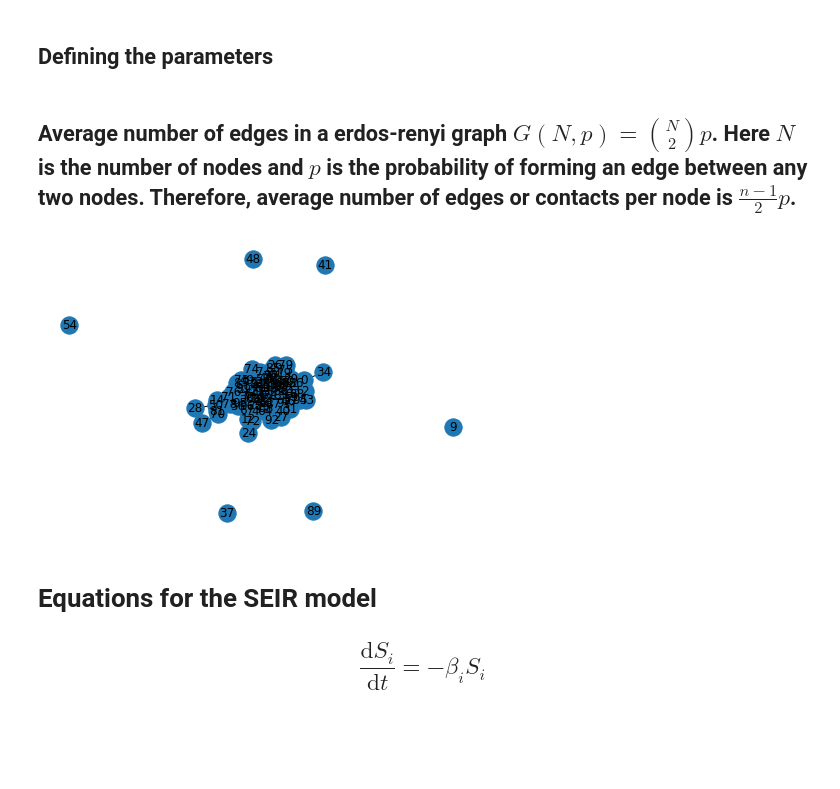
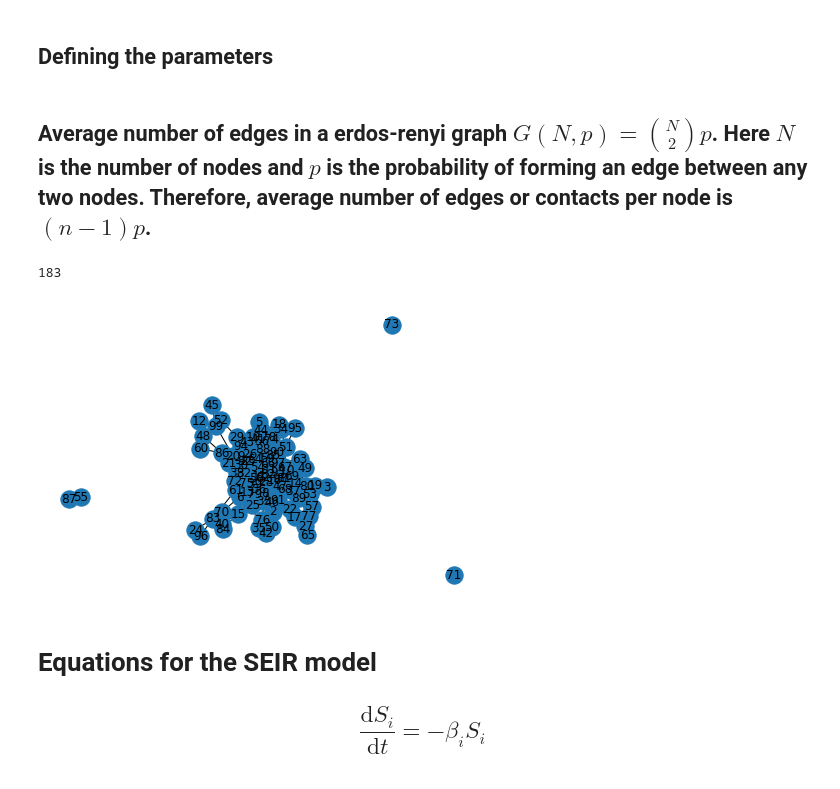
Before and after one commit to baiydaavi/covid-19, a Jupyter notebook: code/epidemix_check_SEIR_model.ipynb, the cells around one changed output. Drawn from its saved outputs; the diff is of its cells as text; code cells hidden in the pictures; blank space fills up the shorter version.

```diff
--- a/code/epidemix_check_SEIR_model.ipynb
+++ b/code/epidemix_check_SEIR_model.ipynb
@@ -11,20 +11,21 @@ from matplotlib.lines import Line2D
 ## Defining the parameters
 # %%
 total_units = 100 # total number of nodes
-average_contacts = 2 # number of contacts per unit (note that the epidemix simulator has this wrong by a factor of 2.
-# When they say that average number of contacts per unit is 4, the actual number is 2)
+average_contacts = 4 # number of contacts per unit
 num_inf_unit = 2 # number of exposed units at the start of the simulation
 params = [3,0.25,4] # latent period = 3 days, probability of transmission = 0.25, infectious period = 4 days
 num_simulation = 100 # total number of simulations
 num_days = 100 # total number of days a given simulation runs for
 # %% [markdown]
-## Average number of edges in a erdos-renyi graph $ G(N,p)  = \binom{N}{2} p$. Here $N$ is the number of nodes and $p$ is the probability of forming an edge between any two nodes. Therefore, average number of edges or contacts per node is $\frac{n-1}{2}p$.
+## Average number of edges in a erdos-renyi graph $ G(N,p)  = \binom{N}{2} p$. Here $N$ is the number of nodes and $p$ is the probability of forming an edge between any two nodes. Therefore, average number of edges or contacts per node is $(n-1)p$.
 # %%
 # Plotting a sample graph given the parameters
-G = nx.erdos_renyi_graph(total_units, 2*average_contacts/(total_units-1))
+G = nx.erdos_renyi_graph(total_units, average_contacts/(total_units-1))
 nx.draw_spring(G, with_labels=True)
+G.number_of_edges()
 # %% [output]
+183
-[figure, old version]
+[figure, new version]
 # %% [markdown]
 # Equations for the SEIR model
 
```
Also changed, not shown: parts of 3 cells of this notebook.
